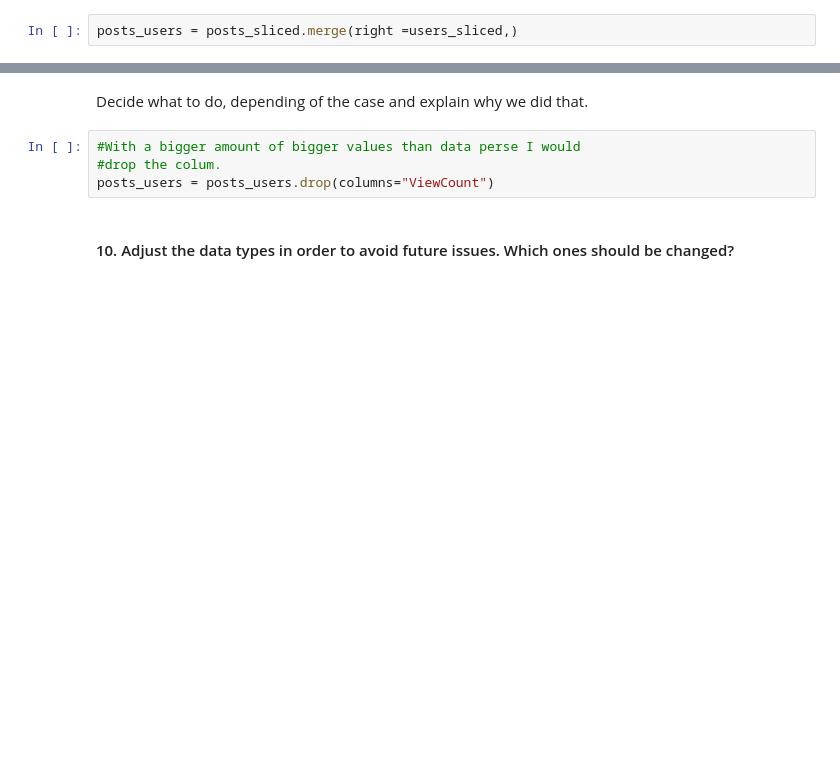
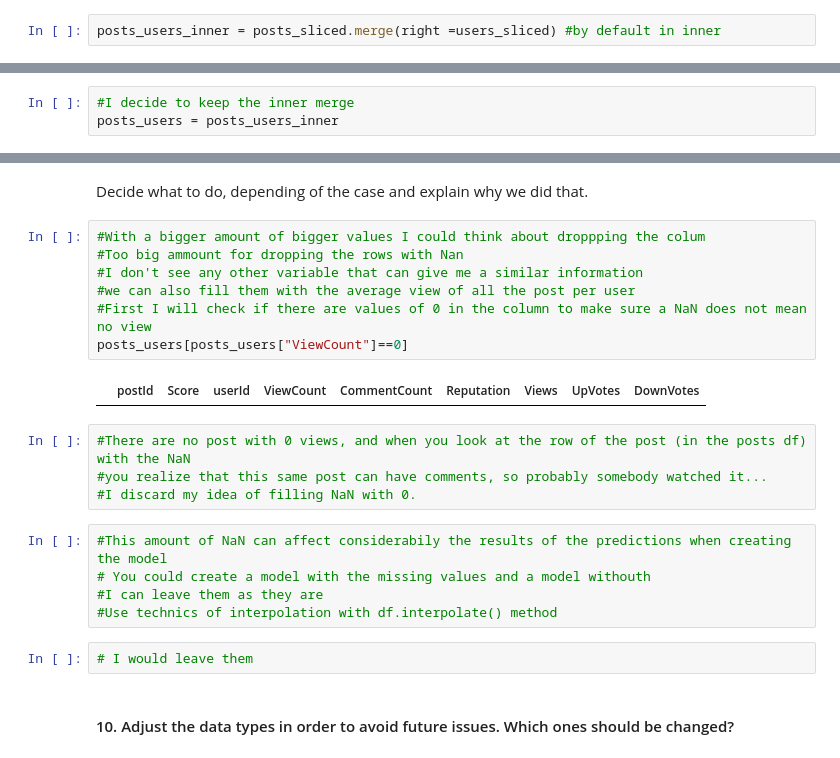
Before and after one commit to ta-data-remote/lab-data-cleaning, a Jupyter notebook: your-code/main.ipynb, the cells around one changed output, grey strips where cells are left out. Saved outputs shown, nothing was run; the diff lists cells and outputs as text; blank space fills up the shorter version.

```diff
--- a/your-code/main.ipynb
+++ b/your-code/main.ipynb
@@ -137,5 +188,5 @@ posts_sliced
 #### 7. Merge the two dataframes created in the step above (8), users_sliced and posts_sliced.
 You will need to make a [merge](https://pandas.pydata.org/pandas-docs/stable/generated/pandas.DataFrame.merge.html) of posts and users dataframes.
 # %%
-posts_users = posts_sliced.merge(right =users_sliced,)
+posts_users_inner = posts_sliced.merge(right =users_sliced) #by default in inner
 # %%
@@ -160,3 +236,6 @@ memory usage: 6.9 MB
+# %%
+#I decide to keep the inner merge
+posts_users = posts_users_inner
 # %%
 posts_users.head(15)
 # %% [output]
@@ -239,10 +318,26 @@ dtype: int64
 **Remember** to check the results of your code before going to the next step.
 # %% [markdown]
 Decide what to do, depending of the case and explain why we did that.
-# %%
-#With a bigger amount of bigger values than data perse I would
-#drop the colum.
-posts_users = posts_users.drop(columns="ViewCount")
+# %%
+#With a bigger amount of bigger values I could think about droppping the colum
+#Too big ammount for dropping the rows with Nan
+#I don't see any other variable that can give me a similar information
+#we can also fill them with the average view of all the post per user
+#First I will check if there are values of 0 in the column to make sure a NaN does not mean no view
+posts_users[posts_users["ViewCount"]==0]
+# %% [output]
+|  | postId | Score | userId | ViewCount | CommentCount | Reputation | Views | UpVotes | DownVotes |
+# %%
+#There are no post with 0 views, and when you look at the row of the post (in the posts df) with the NaN
+#you realize that this same post can have comments, so probably somebody watched it...
+#I discard my idea of filling NaN with 0.
+# %%
+#This amount of NaN can affect considerabily the results of the predictions when creating the model
+# You could create a model with the missing values and a model withouth
+#I can leave them as they are
+#Use technics of interpolation with df.interpolate() method
+# %%
+# I would leave them
 # %% [markdown]
 #### 10. Adjust the data types in order to avoid future issues. Which ones should be changed?
 # %%
```
Also changed, not shown: parts of 17 cells of this notebook.
